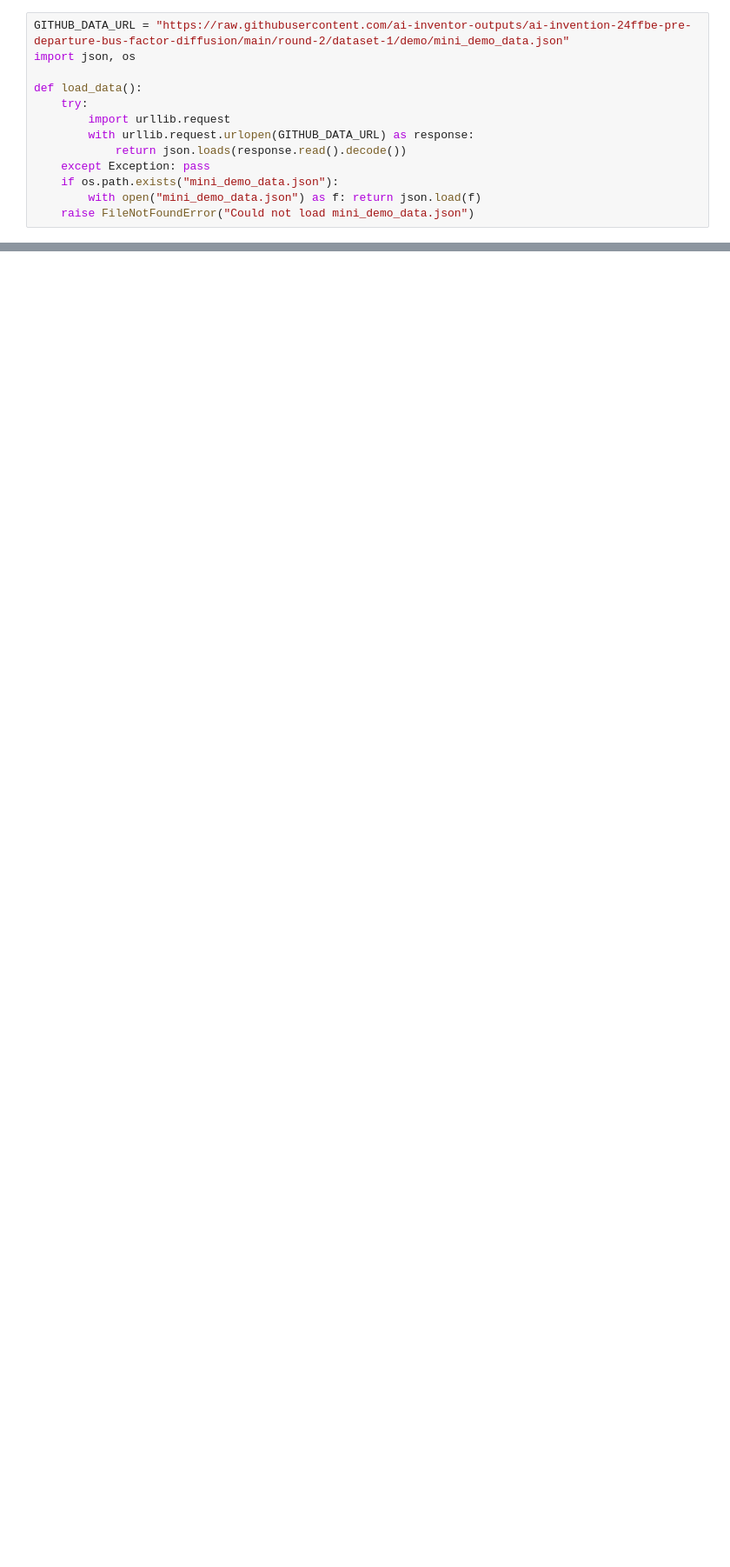
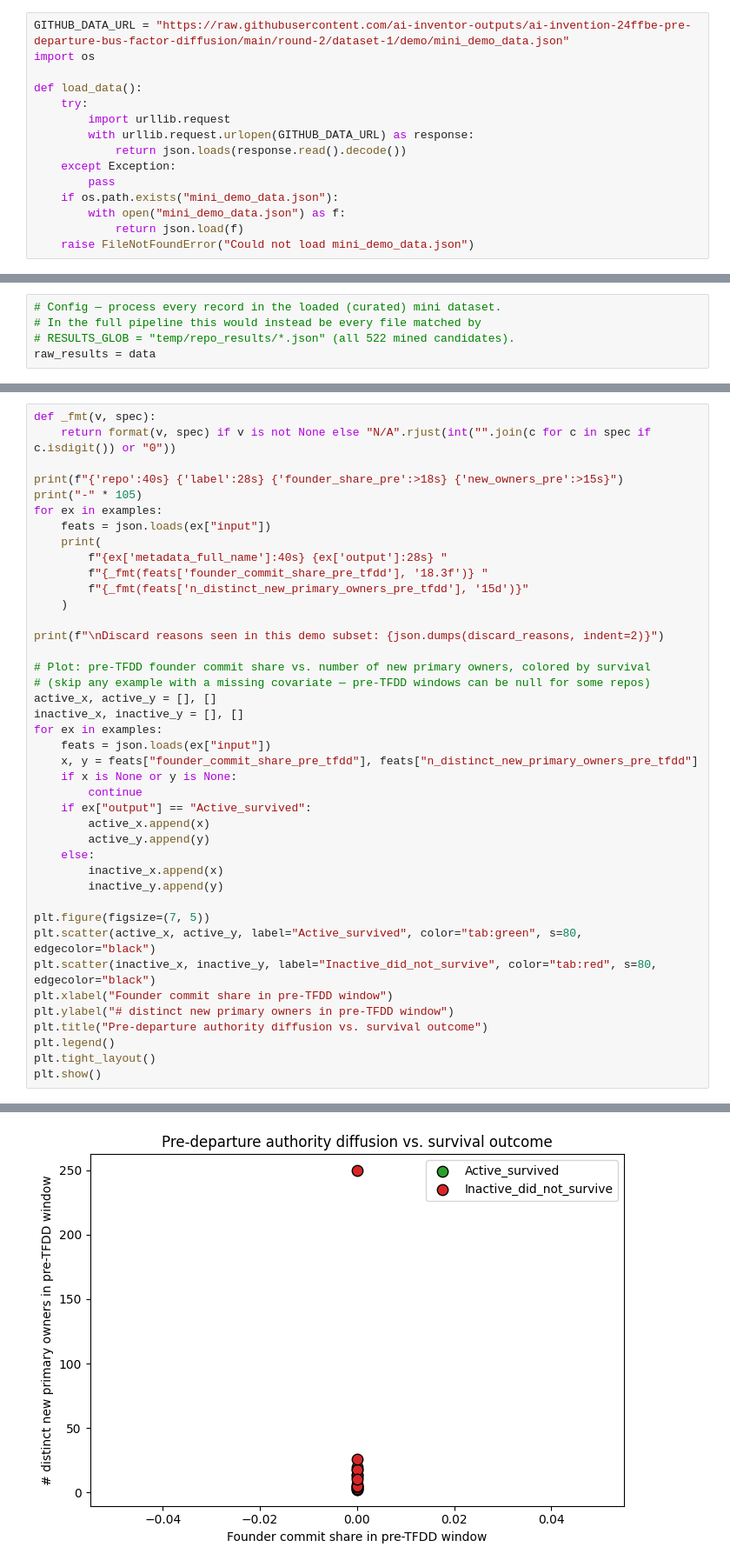
Before and after one commit to ai-inventor-outputs/ai-invention-24ffbe-pre-departure-bus-factor-diffusion, a Jupyter notebook: round-2/dataset-1/demo/data_code_demo.ipynb, the cells around one changed output, grey strips where cells are left out. Shown at 87% size. Saved outputs shown, nothing was run; the diff lists cells and outputs as text; blank space fills up the shorter version.

Commit message:
round-2/dataset-1 — demo for Founder Departure Survival Corpus

```diff
--- a/round-2/dataset-1/demo/data_code_demo.ipynb
+++ b/round-2/dataset-1/demo/data_code_demo.ipynb
@@ -46,13 +49,15 @@ The original `data.py` reads per-repo records from `temp/repo_records/*.json` (t
 # %%
 GITHUB_DATA_URL = "https://raw.githubusercontent.com/ai-inventor-outputs/ai-invention-24ffbe-pre-departure-bus-factor-diffusion/main/round-2/dataset-1/demo/mini_demo_data.json"
-import json, os
+import os
 
 def load_data():
     try:
         import urllib.request
         with urllib.request.urlopen(GITHUB_DATA_URL) as response:
             return json.loads(response.read().decode())
-    except Exception: pass
+    except Exception:
+        pass
     if os.path.exists("mini_demo_data.json"):
-        with open("mini_demo_data.json") as f: return json.load(f)
+        with open("mini_demo_data.json") as f:
+            return json.load(f)
     raise FileNotFoundError("Could not load mini_demo_data.json")
@@ -181,0 +73,5 @@ sampling frame counts: {'liveness_non_conditioned': 1, 'liveness_conditioned': 3
+# %%
+# Config — process every record in the loaded (curated) mini dataset.
+# In the full pipeline this would instead be every file matched by
+# RESULTS_GLOB = "temp/repo_results/*.json" (all 522 mined candidates).
+raw_results = data
@@ -181,0 +176,42 @@ sampling frame counts: {'liveness_non_conditioned': 1, 'liveness_conditioned': 3
+# %%
+def _fmt(v, spec):
+    return format(v, spec) if v is not None else "N/A".rjust(int("".join(c for c in spec if c.isdigit()) or "0"))
+
+print(f"{'repo':40s} {'label':28s} {'founder_share_pre':>18s} {'new_owners_pre':>15s}")
+print("-" * 105)
+for ex in examples:
+    feats = json.loads(ex["input"])
+    print(
+        f"{ex['metadata_full_name']:40s} {ex['output']:28s} "
+        f"{_fmt(feats['founder_commit_share_pre_tfdd'], '18.3f')} "
+        f"{_fmt(feats['n_distinct_new_primary_owners_pre_tfdd'], '15d')}"
+    )
+
+print(f"\nDiscard reasons seen in this demo subset: {json.dumps(discard_reasons, indent=2)}")
+
+# Plot: pre-TFDD founder commit share vs. number of new primary owners, colored by survival
+# (skip any example with a missing covariate — pre-TFDD windows can be null for some repos)
+active_x, active_y = [], []
+inactive_x, inactive_y = [], []
+for ex in examples:
+    feats = json.loads(ex["input"])
+    x, y = feats["founder_commit_share_pre_tfdd"], feats["n_distinct_new_primary_owners_pre_tfdd"]
+    if x is None or y is None:
+        continue
+    if ex["output"] == "Active_survived":
+        active_x.append(x)
+        active_y.append(y)
+    else:
+        inactive_x.append(x)
+        inactive_y.append(y)
+
+plt.figure(figsize=(7, 5))
+plt.scatter(active_x, active_y, label="Active_survived", color="tab:green", s=80, edgecolor="black")
+plt.scatter(inactive_x, inactive_y, label="Inactive_did_not_survive", color="tab:red", s=80, edgecolor="black")
+plt.xlabel("Founder commit share in pre-TFDD window")
+plt.ylabel("# distinct new primary owners in pre-TFDD window")
+plt.title("Pre-departure authority diffusion vs. survival outcome")
+plt.legend()
+plt.tight_layout()
+plt.show()
+# %% [output]
@@ -181,0 +235 @@ sampling frame counts: {'liveness_non_conditioned': 1, 'liveness_conditioned': 3
+[figure, added]
```
Also changed, not shown: parts of 25 cells of this notebook, 2 other files.
